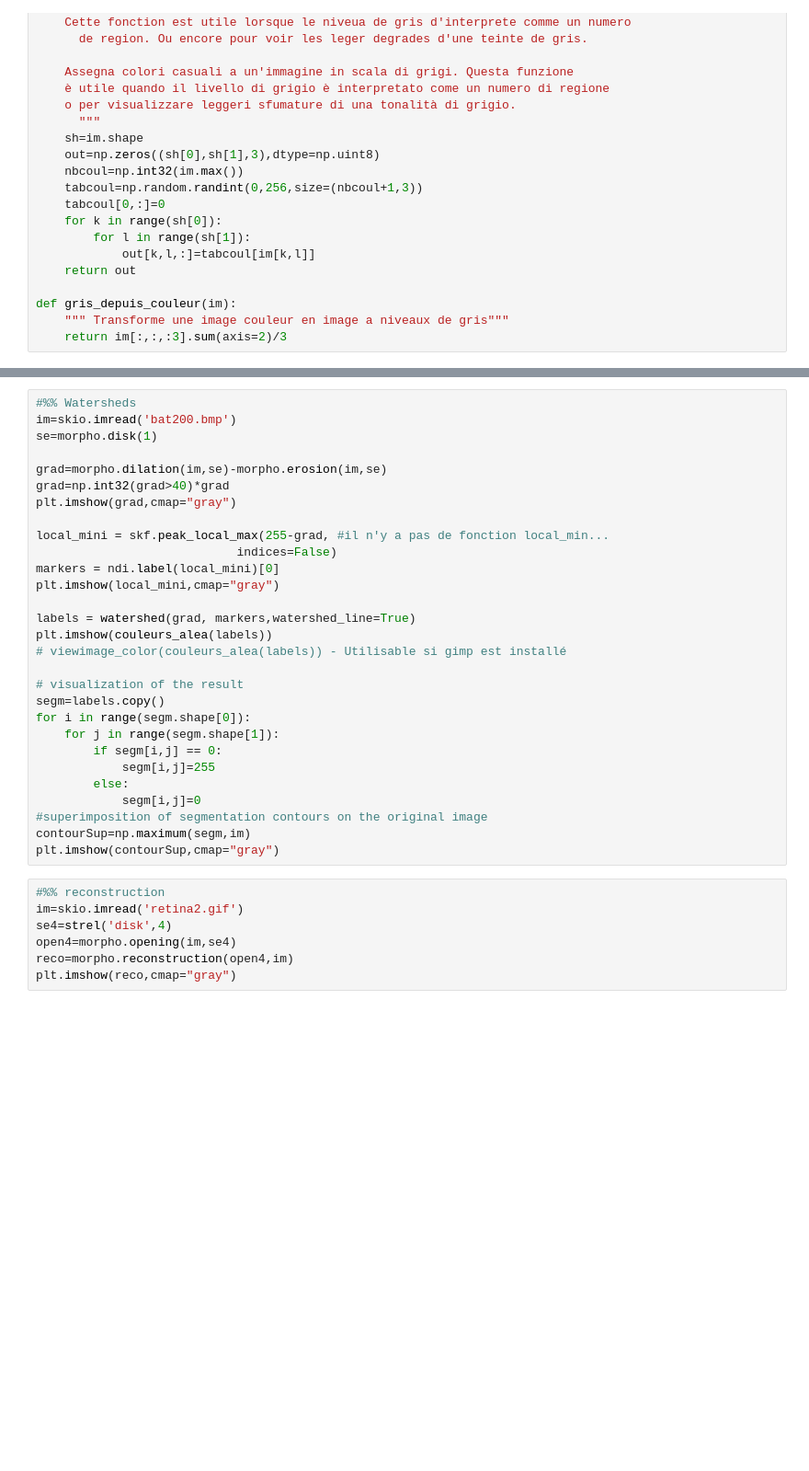
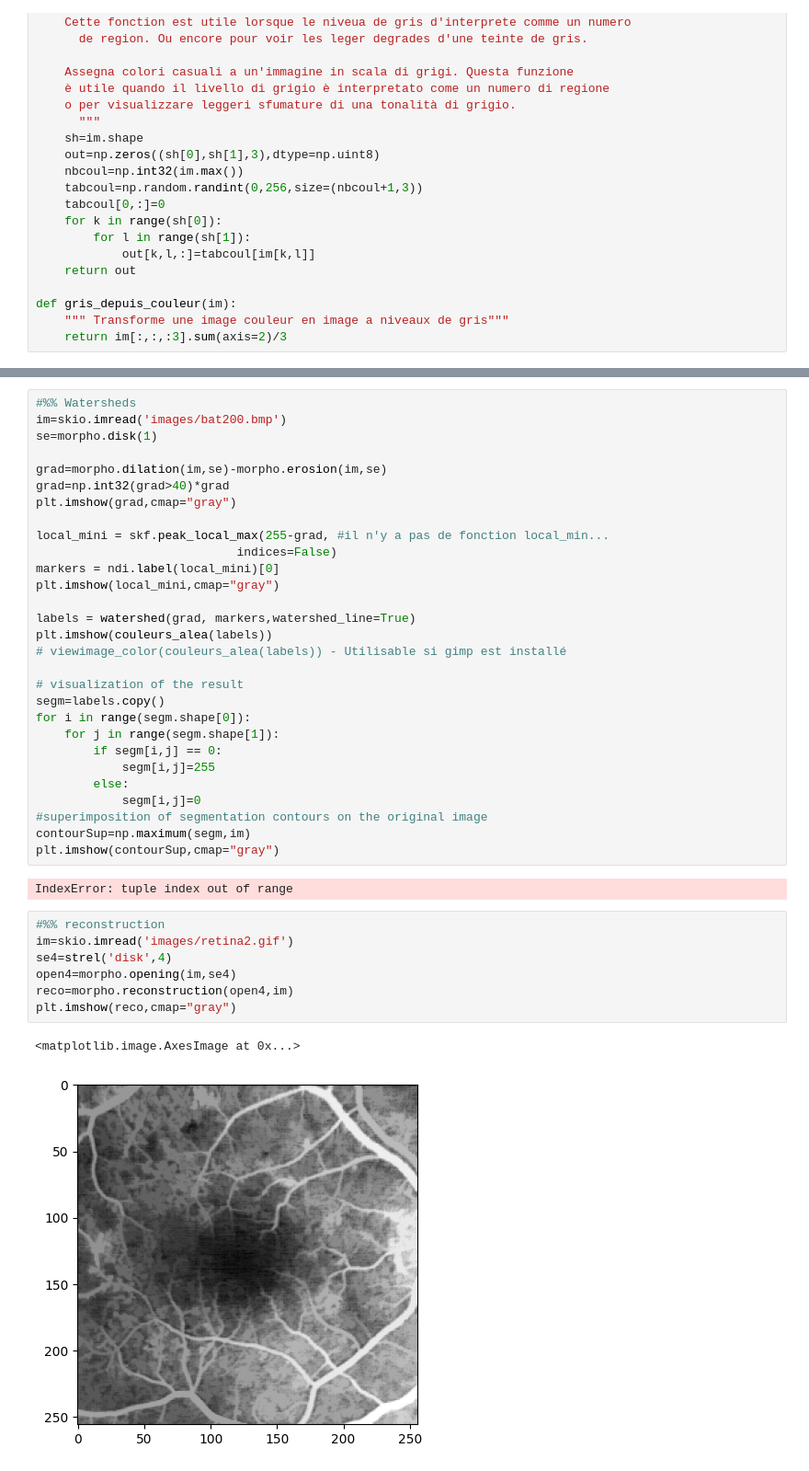
Before and after one commit to mcri00/M2, a Jupyter notebook: TADI/TP1/TP-morpho-1.ipynb, the cells around one changed output, grey strips where cells are left out. Shown at 92% size. Cells and saved outputs as stored; diff of their text form; blank space fills up the shorter version.

```diff
--- a/TADI/TP1/TP-morpho-1.ipynb
+++ b/TADI/TP1/TP-morpho-1.ipynb
@@ -244,6 +250,6 @@ plt.imshow(imt,cmap="gray",vmin=0, vmax=255)
 # %%
 #%% Watersheds
-im=skio.imread('bat200.bmp')
+im=skio.imread('images/bat200.bmp')
 se=morpho.disk(1)
 
 grad=morpho.dilation(im,se)-morpho.erosion(im,se)
@@ -270,10 +276,15 @@ for i in range(segm.shape[0]):
 #superimposition of segmentation contours on the original image
 contourSup=np.maximum(segm,im)
 plt.imshow(contourSup,cmap="gray")
+# %% [output]
+IndexError: tuple index out of range
 # %%
 #%% reconstruction
-im=skio.imread('retina2.gif')
+im=skio.imread('images/retina2.gif')
 se4=strel('disk',4)
 open4=morpho.opening(im,se4)
 reco=morpho.reconstruction(open4,im)
 plt.imshow(reco,cmap="gray")
+# %% [output]
+<matplotlib.image.AxesImage at 0x...>
+[figure, added]
```
Also changed, not shown: parts of 8 cells of this notebook.
